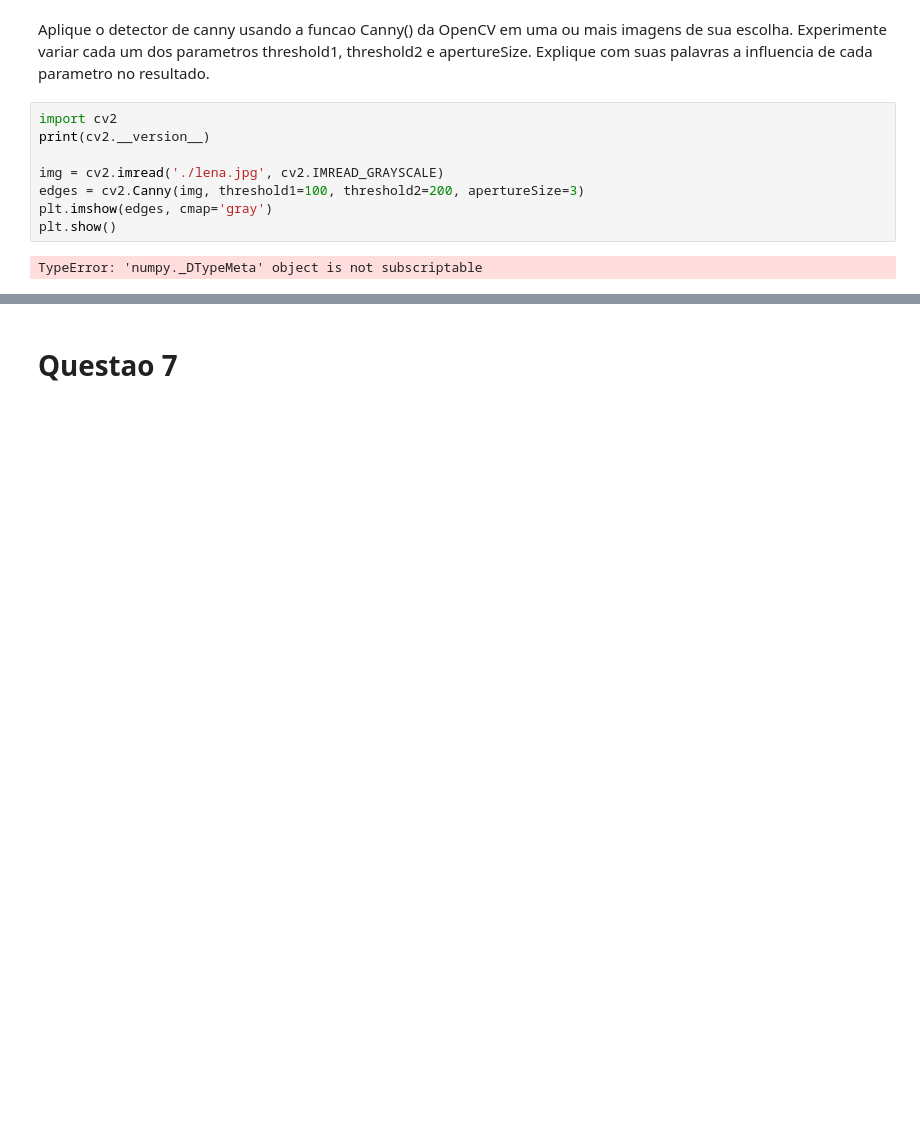
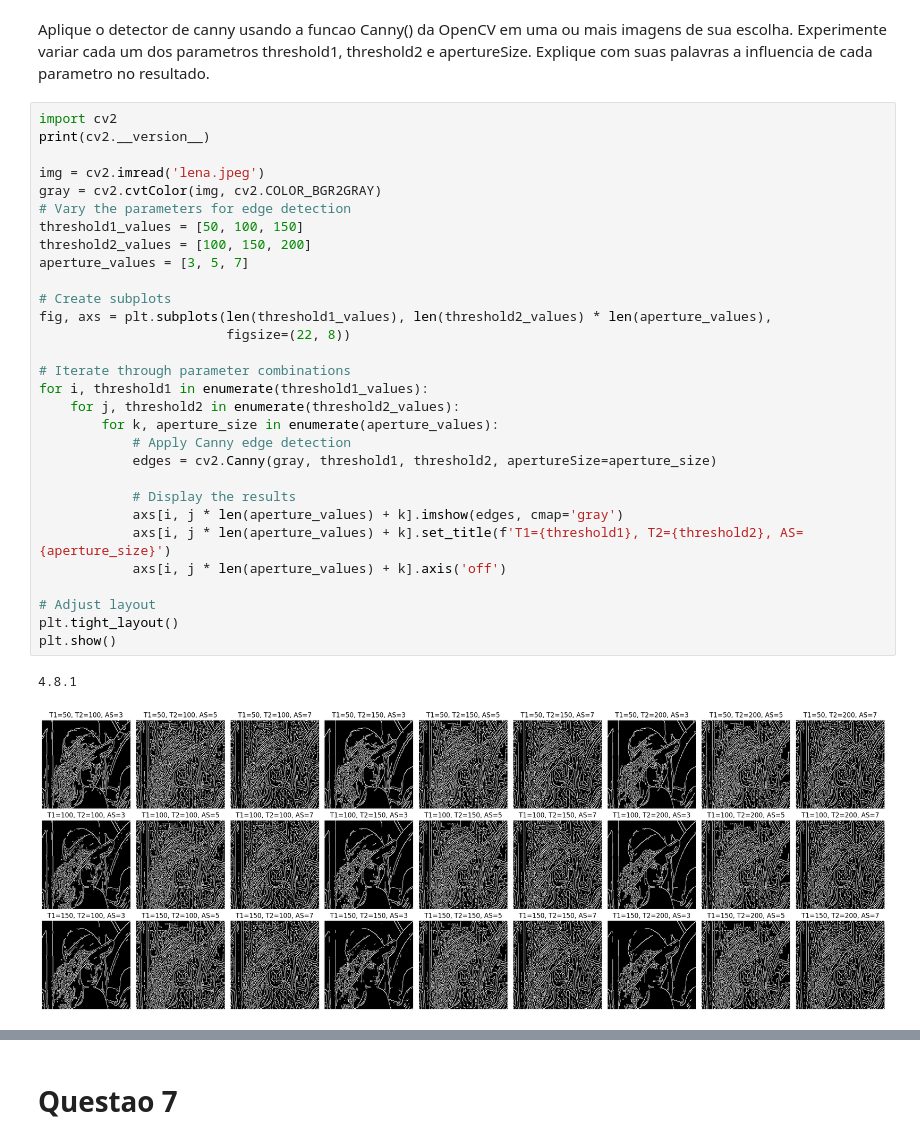
Before and after one commit to JonathanYuri/Computer-Vision, a Jupyter notebook: 1a lista de exercicios/1a lista.ipynb, the cells around one changed output, grey strips where cells are left out. Drawn from its saved outputs; the diff is of its cells as text; blank space fills up the shorter version.

```diff
--- a/1a lista de exercicios/1a lista.ipynb
+++ b/1a lista de exercicios/1a lista.ipynb
@@ -202,11 +238,34 @@ Aplique o detector de canny usando a funcao Canny() da OpenCV em uma ou mais ima
 # %%
 import cv2
 print(cv2.__version__)
 
-img = cv2.imread('./lena.jpg', cv2.IMREAD_GRAYSCALE)
-edges = cv2.Canny(img, threshold1=100, threshold2=200, apertureSize=3)
-plt.imshow(edges, cmap='gray')
+img = cv2.imread('lena.jpeg')
+gray = cv2.cvtColor(img, cv2.COLOR_BGR2GRAY)
+# Vary the parameters for edge detection
+threshold1_values = [50, 100, 150]
+threshold2_values = [100, 150, 200]
+aperture_values = [3, 5, 7]
+
+# Create subplots
+fig, axs = plt.subplots(len(threshold1_values), len(threshold2_values) * len(aperture_values),
+                        figsize=(22, 8))
+
+# Iterate through parameter combinations
+for i, threshold1 in enumerate(threshold1_values):
+    for j, threshold2 in enumerate(threshold2_values):
+        for k, aperture_size in enumerate(aperture_values):
+            # Apply Canny edge detection
+            edges = cv2.Canny(gray, threshold1, threshold2, apertureSize=aperture_size)
+
+            # Display the results
+            axs[i, j * len(aperture_values) + k].imshow(edges, cmap='gray')
+            axs[i, j * len(aperture_values) + k].set_title(f'T1={threshold1}, T2={threshold2}, AS={aperture_size}')
+            axs[i, j * len(aperture_values) + k].axis('off')
+
+# Adjust layout
+plt.tight_layout()
 plt.show()
 # %% [output]
-TypeError: 'numpy._DTypeMeta' object is not subscriptable
+4.8.1
+[figure, added]
 # %% [markdown]
```
Also changed, not shown: parts of 6 cells of this notebook.
